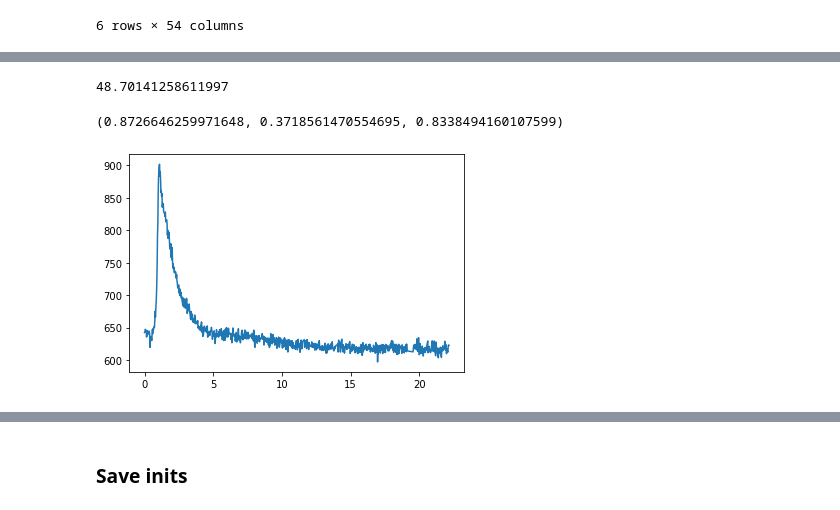
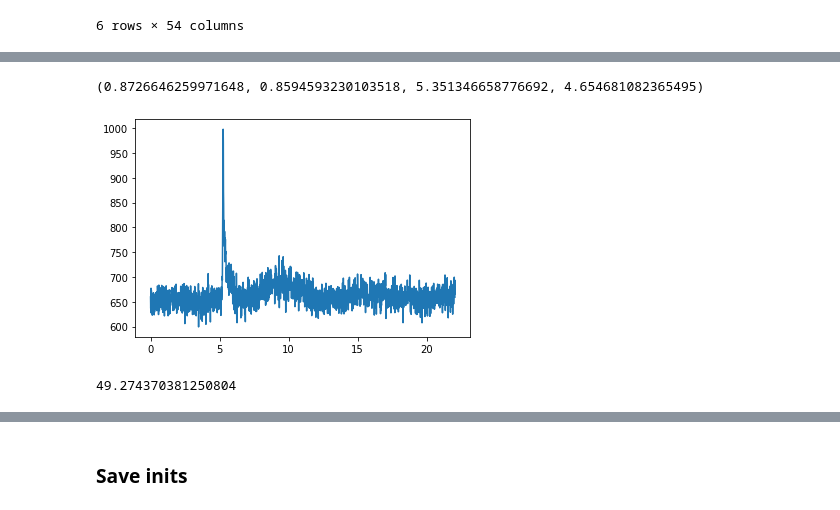
Before and after one commit to ekaterinailin/MalachiteMountains, a Jupyter notebook: analysis/notebooks/NB42_Model_fit_to_Real_Data.ipynb, the cells around one changed output, grey strips where cells are left out. Cells and saved outputs as stored; diff of their text form; code cells hidden in the pictures.

```diff
--- a/analysis/notebooks/NB42_Model_fit_to_Real_Data.ipynb
+++ b/analysis/notebooks/NB42_Model_fit_to_Real_Data.ipynb
@@ -127,31 +155,26 @@ median = 615#lc.median_[0]
+# %%
+
+phi_a = (target.t0 - t[0])/target.Prot_d * 2 * np.pi-.2
+theta_a = 50*np.pi/180#target.theta_a_init
+a = target.ampl*1.2
+fwhm = target.dur /target.Prot_d * 2 * np.pi/60
+i_mu = target.incl
+i_sigma = target.incl_err
+qlum = target.tlum * u.erg/u.s
+R = target.rad * R_sun
+phi0 = .8 * np.pi / 180
+Fth = calculate_specific_flare_flux("TESS", flaret=1e4)
+phi_a_max = phi[-1]
+plt.plot(phi,flux)
+radius = calculate_angular_radius(Fth, a, qlum, R, 0, 0, np.pi/2, phi0=0)
+theta_a, i_mu, phi_a, radius
+# %% [output]
+(0.8726646259971648, 0.8594593230103518, 5.351346658776692, 4.654681082365495)
+[figure, added]
 # %%
-0.85/np.pi*180
+.86/np.pi*180
 # %% [output]
-48.70141258611997
+49.274370381250804
-# %%
-
-phi_a = (target.t0 - t[0])/target.Prot_d * 2 * np.pi-.3
-theta_a = 50*np.pi/180#target.theta_a_init
-a = target.ampl*2.2
-fwhm = target.dur /target.Prot_d * 2 * np.pi/8
-i_mu = target.incl
-i_sigma = target.incl_err
-#theta_a = i_mu +.1
-#phi = np.linspace(0, 30*np.pi, N)
-qlum = target.tlum * u.erg/u.s
-R = target.rad * R_sun
-phi0 = 1.8 * np.pi / 180
-Fth = calculate_specific_flare_flux("TESS", flaret=1e4)
-# m = big_model(phi_a, theta_a, a, fwhm, i, phi0=phi0,
-#               phi=phi, num_pts=50, qlum=qlum,
-#               Fth=Fth, R=R, median=median)
-# flare = aflare(phi, phi_a, fwhm, a*median,)
-phi_a_max = phi[-1]
-plt.plot(phi,flux)
-theta_a, i_mu, phi_a
-# %% [output]
-(0.8726646259971648, 0.3718561470554695, 0.8338494160107599)
-[figure, removed]
 # %%
 plt.plot(phi,flux)
 plt.plot(phi, big_model(phi_a, theta_a, a, fwhm, i_mu, phi0=phi0,
```
Also changed, not shown: parts of 23 cells of this notebook, 2 other files.
